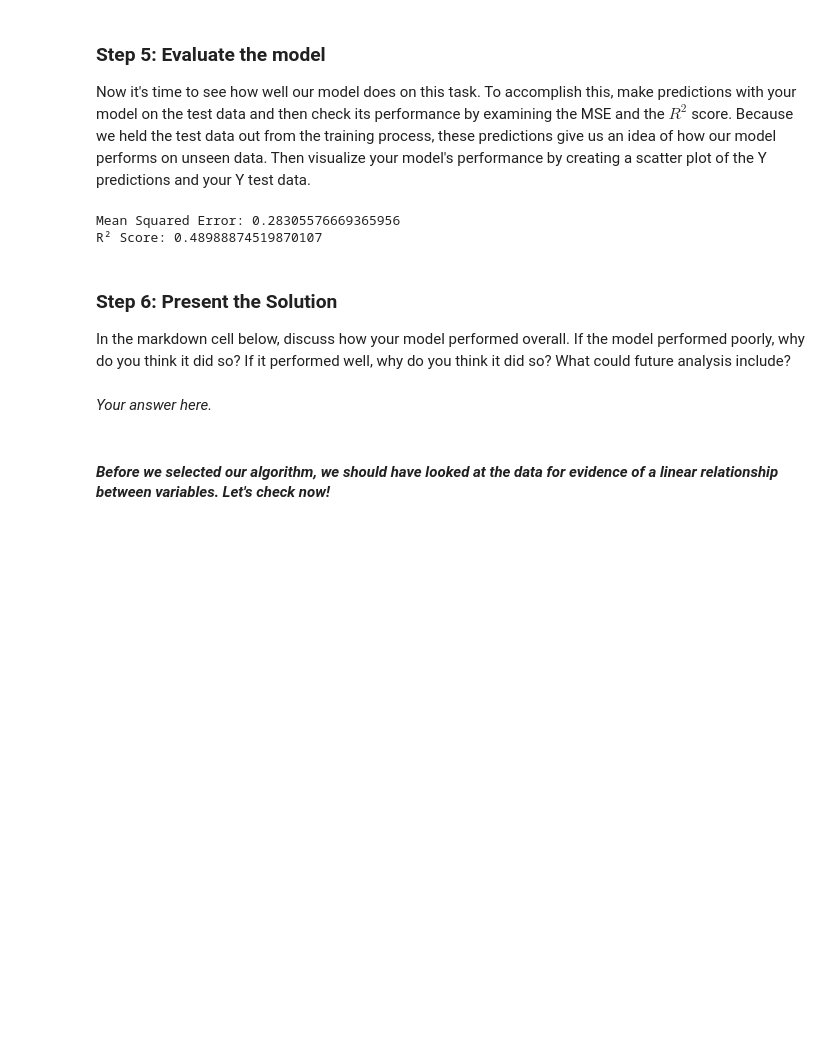
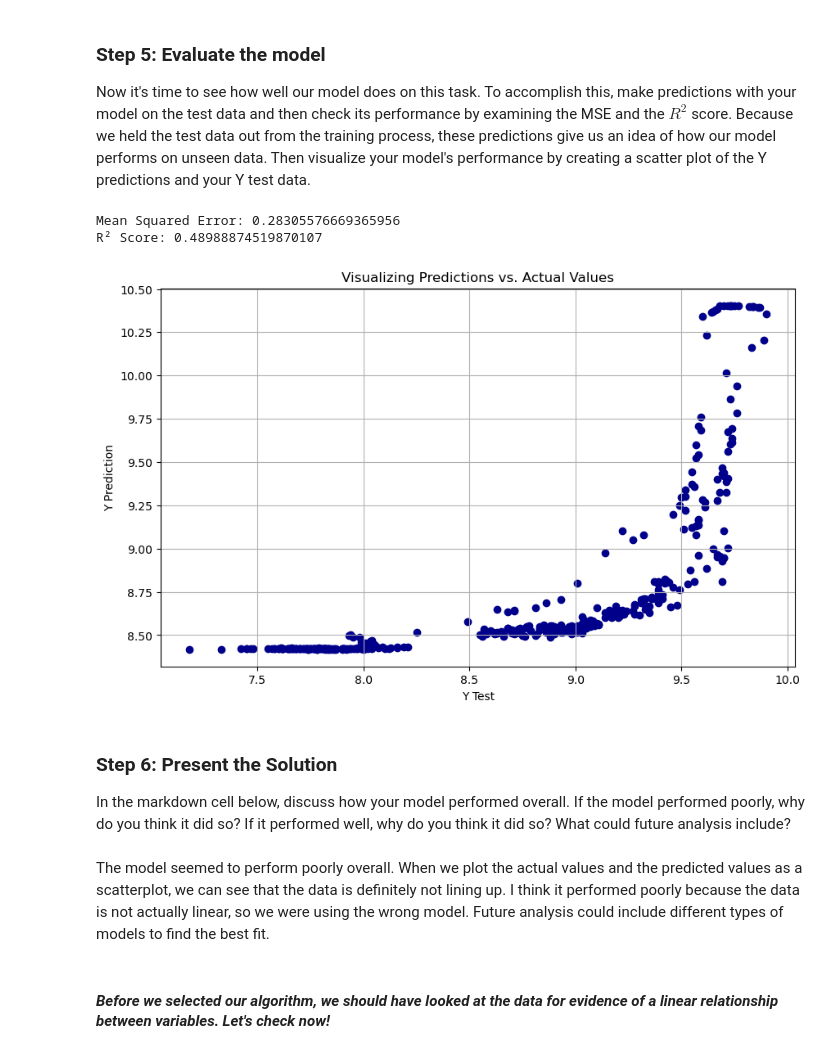
Before and after one commit to emmabeamitchell/EDS232-labs, a Jupyter notebook: Week1/Lab1-hurricane.ipynb, the cells around one changed output. Cells and saved outputs as stored; diff of their text form; code cells hidden in the pictures; blank space fills up the shorter version.

```diff
--- a/Week1/Lab1-hurricane.ipynb
+++ b/Week1/Lab1-hurricane.ipynb
@@ -154,24 +166,32 @@ Now it's time to see how well our model does on this task.  To accomplish this,
 # %%
 # Make predictions
 Y_pred = model.predict(X_test)
 
 # Calculate evaluation metrics using scikit-learn's mean_squared_error and r2_score
 mse = mean_squared_error(Y_test, Y_pred)
 r2 = r2_score(Y_test, Y_pred)
 
 print(f"Mean Squared Error: {mse}")
 print(f"R² Score: {r2}")
 
 # Visualize predictions vs. actual values
-## ?????
+
+plt.figure(figsize=(10, 6))
+plt.scatter(Y_test, Y_pred, c='DarkBlue')
+plt.grid(True)
+plt.xlabel('Y Test')
+plt.ylabel('Y Prediction')
+plt.title('Visualizing Predictions vs. Actual Values')
+plt.show()
 # %% [output]
 Mean Squared Error: 0.28305576669365956
 R² Score: 0.48988874519870107
+[figure, added]
 # %% [markdown]
 ### Step 6:  Present the Solution
 In the markdown cell below, discuss how your model performed overall. If the model performed poorly, why do you think it did so? If it performed well, why do you think it did so? What could future analysis include?
 # %% [markdown]
-*Your answer here.*
+The model seemed to perform poorly overall. When we plot the actual values and the predicted values as a scatterplot, we can see that the data is definitely not lining up. I think it performed poorly because the data is not actually linear, so we were using the wrong model. Future analysis could include different types of models to find the best fit.
 # %% [markdown]
 #### *Before we selected our algorithm, we should have looked at the data for evidence of a linear relationship between variables. Let's check now!*
 # %%
```
Also changed, not shown: parts of 13 cells of this notebook.
